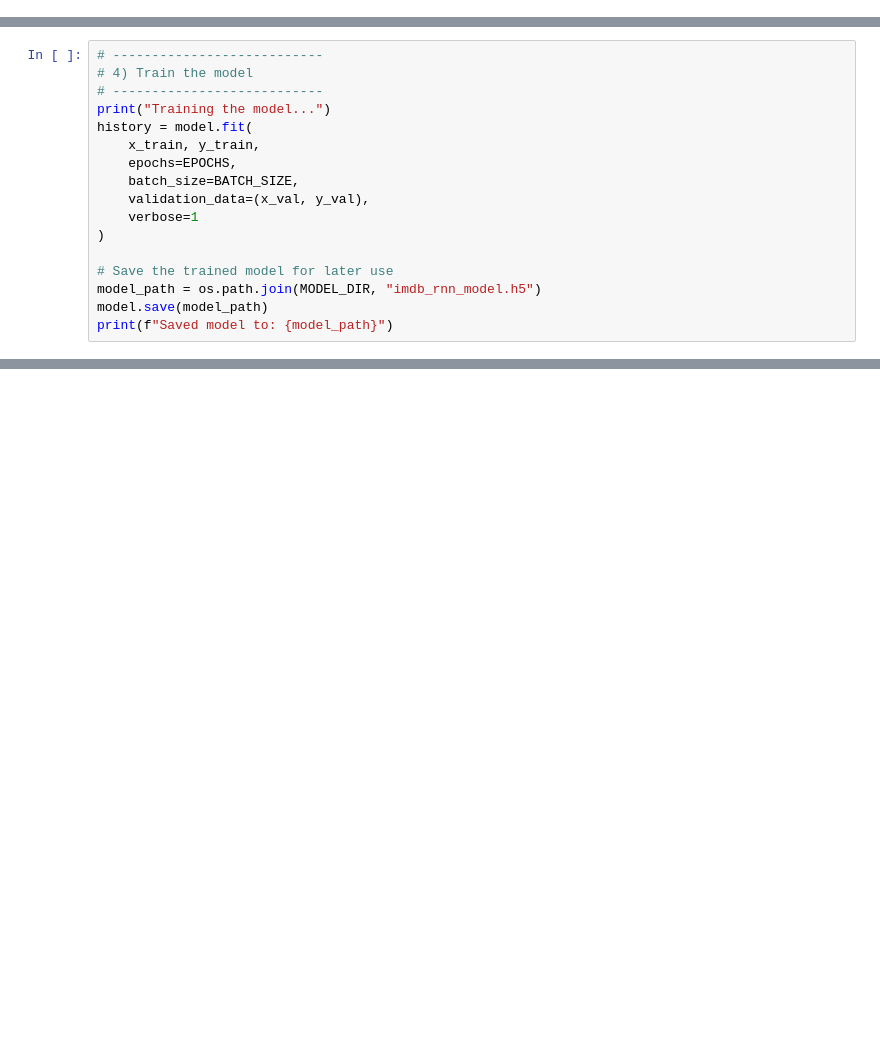
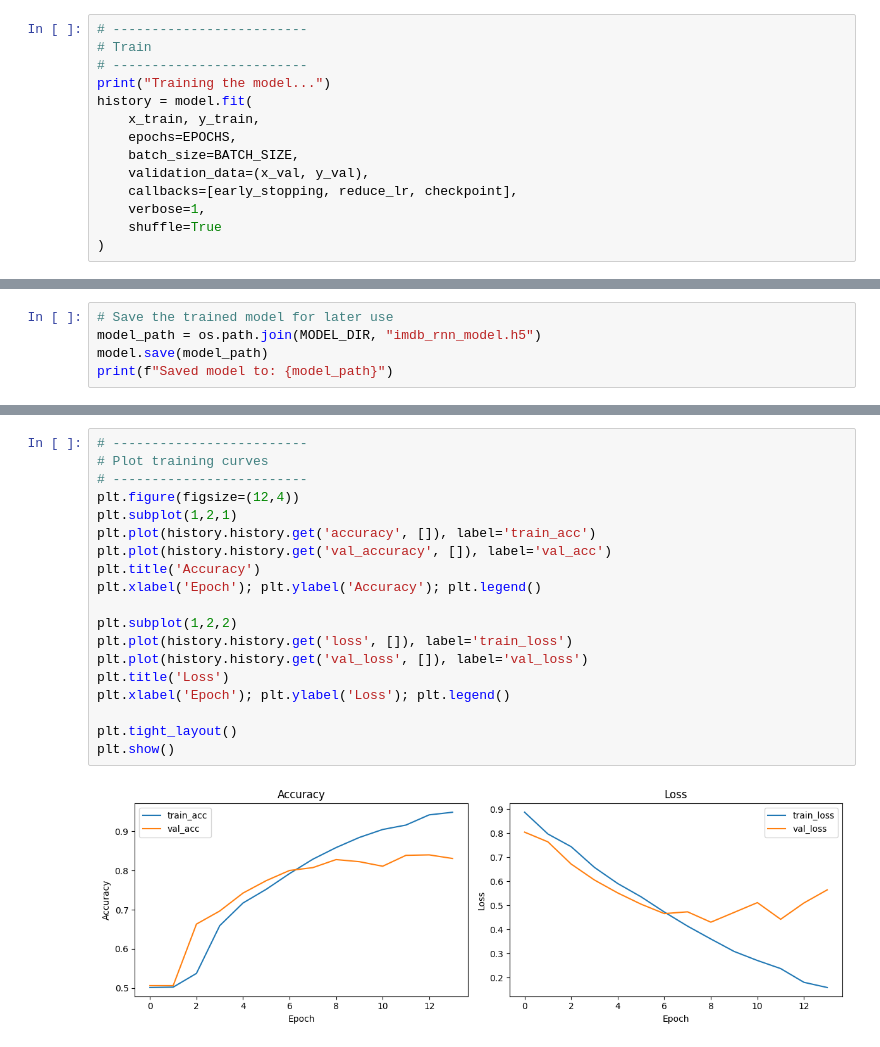
Before and after one commit to Aleem-mja/DeepLearning-Project-SLIIT-SE4050, a Jupyter notebook: IMDB_Sentiment_Analysis.ipynb, the cells around one changed output, grey strips where cells are left out. Saved outputs shown, nothing was run; the diff lists cells and outputs as text; blank space fills up the shorter version.

```diff
--- a/IMDB_Sentiment_Analysis.ipynb
+++ b/IMDB_Sentiment_Analysis.ipynb
@@ -107,0 +160,14 @@ Model: "sequential_1"
+# %%
+# -------------------------
+# Train
+# -------------------------
+print("Training the model...")
+history = model.fit(
+    x_train, y_train,
+    epochs=EPOCHS,
+    batch_size=BATCH_SIZE,
+    validation_data=(x_val, y_val),
+    callbacks=[early_stopping, reduce_lr, checkpoint],
+    verbose=1,
+    shuffle=True
+)
@@ -108,16 +206,4 @@ Model: "sequential_1"
 # %%
-# ---------------------------
-# 4) Train the model
-# ---------------------------
-print("Training the model...")
-history = model.fit(
-    x_train, y_train,
-    epochs=EPOCHS,
-    batch_size=BATCH_SIZE,
-    validation_data=(x_val, y_val),
-    verbose=1
-)
-
 # Save the trained model for later use
 model_path = os.path.join(MODEL_DIR, "imdb_rnn_model.h5")
 model.save(model_path)
@@ -144,0 +266,21 @@ Saved model to: models/imdb_rnn_model.h5
+# %%
+# -------------------------
+# Plot training curves
+# -------------------------
+plt.figure(figsize=(12,4))
+plt.subplot(1,2,1)
+plt.plot(history.history.get('accuracy', []), label='train_acc')
+plt.plot(history.history.get('val_accuracy', []), label='val_acc')
+plt.title('Accuracy')
+plt.xlabel('Epoch'); plt.ylabel('Accuracy'); plt.legend()
+
+plt.subplot(1,2,2)
+plt.plot(history.history.get('loss', []), label='train_loss')
+plt.plot(history.history.get('val_loss', []), label='val_loss')
+plt.title('Loss')
+plt.xlabel('Epoch'); plt.ylabel('Loss'); plt.legend()
+
+plt.tight_layout()
+plt.show()
+# %% [output]
+[figure, added]
```
Also changed, not shown: parts of 12 cells of this notebook.
